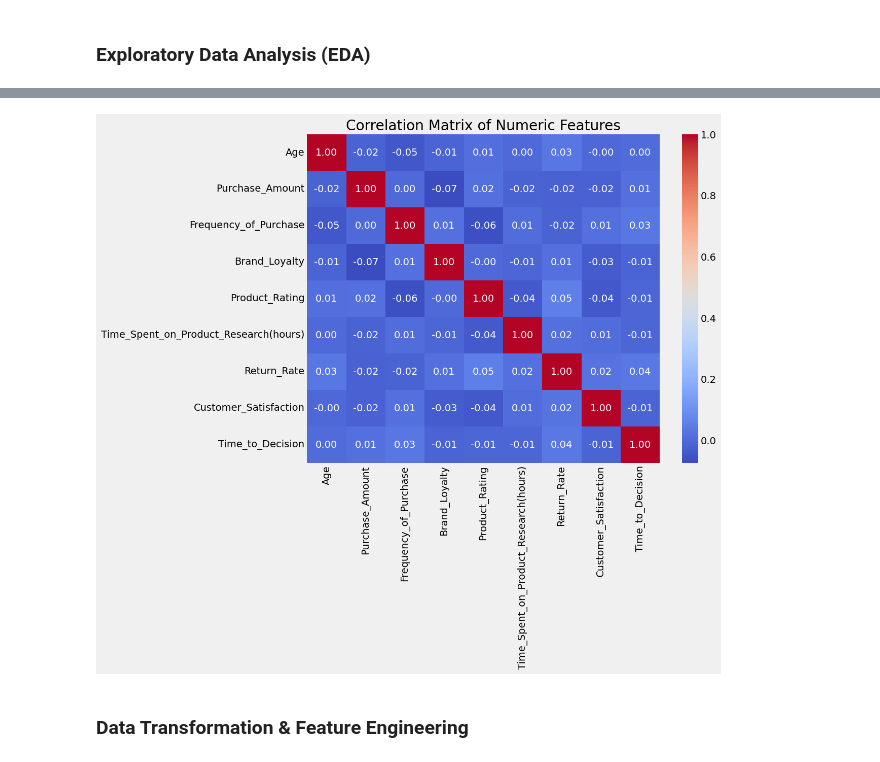
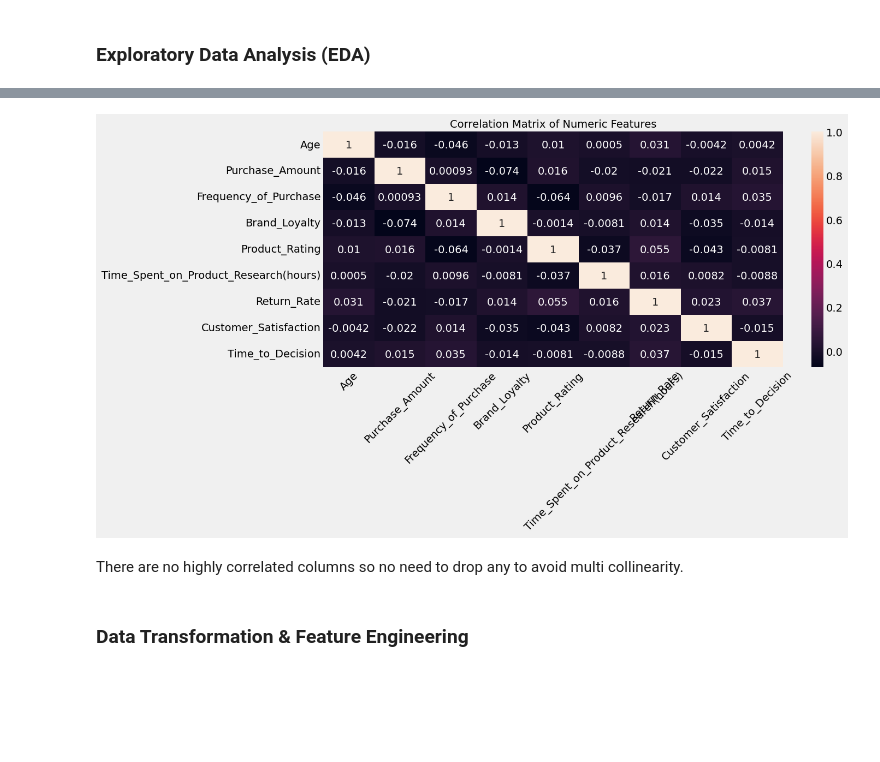
Before and after one commit to codeteme/IDS706_ConsumerBehavior_Analysis, a Jupyter notebook: src/main.ipynb, the cells around one changed output, grey strips where cells are left out. Saved outputs shown, nothing was run; the diff lists cells and outputs as text; code cells hidden in the pictures; blank space fills up the shorter version.

Commit message:
complete code refactor; better figures generated

```diff
--- a/src/main.ipynb
+++ b/src/main.ipynb
@@ -77,0 +108,3 @@ assert data["Purchase_Amount"].dtype == "float64"
+# %%
+# convert to datatime
+data["Time_of_Purchase"] = pd.to_datetime(data["Time_of_Purchase"], errors="coerce")
@@ -137,0 +153,24 @@ plt.show()
+# %%
+# Distribution of Numerical Features
+numerical_cols = data.select_dtypes(include=np.number).columns
+
+n_cols = 3
+n_features = len(numerical_cols)
+n_rows = math.ceil(n_features / n_cols)
+
+plt.figure(figsize=(5 * n_cols, 4 * n_rows))  # dynamic figure size
+
+for i, col in enumerate(numerical_cols, 1):
+    plt.subplot(n_rows, n_cols, i)
+    sns.boxplot(x=data[col])  # optional color
+    plt.title(col)
+    plt.xticks(rotation=45)
+
+# Hide any unused subplots
+for j in range(i + 1, n_rows * n_cols + 1):
+    plt.subplot(n_rows, n_cols, j)
+    plt.axis('off')
+
+plt.tight_layout()
+save_fig("Distribution of Numerical Features")
+plt.show()
@@ -138,11 +191,20 @@ plt.show()
 # %%
-# Correlation Heatmap for numerical features
-plt.figure(figsize=(10, 8))
-sns.heatmap(data[numeric_cols].corr(), annot=True, cmap="coolwarm", fmt=".2f")
-plt.title("Correlation Matrix of Numeric Features")
+plt.figure(figsize=(15, 8))
+sns.heatmap(
+    data[numerical_cols].corr(),
+    annot=True,
+)
+plt.title("Correlation Matrix of Numeric Features", fontsize=14)
+plt.xticks(rotation=45)
+plt.yticks(rotation=0)
+plt.tight_layout()
+
+save_fig("Correlation Matrix of Numeric Features")
 plt.show()
 # %% [output]
-[figure, old version]
+[figure, new version]
+# %% [markdown]
+There are no highly correlated columns so no need to drop any to avoid multi collinearity.
 # %% [markdown]
 ### Data Transformation & Feature Engineering
 # %%
```
Also changed, not shown: parts of 26 cells of this notebook, 7 other files.
